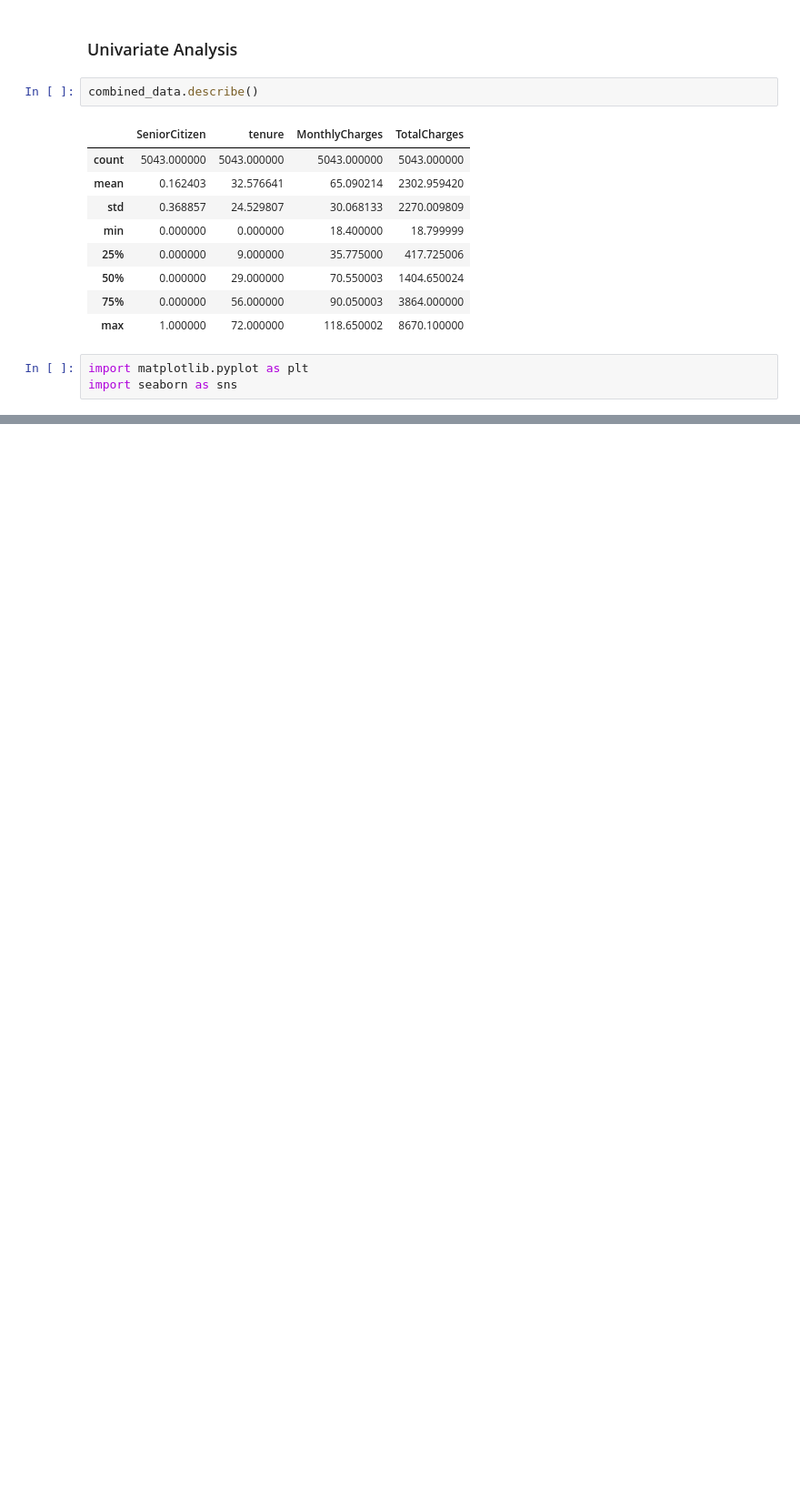
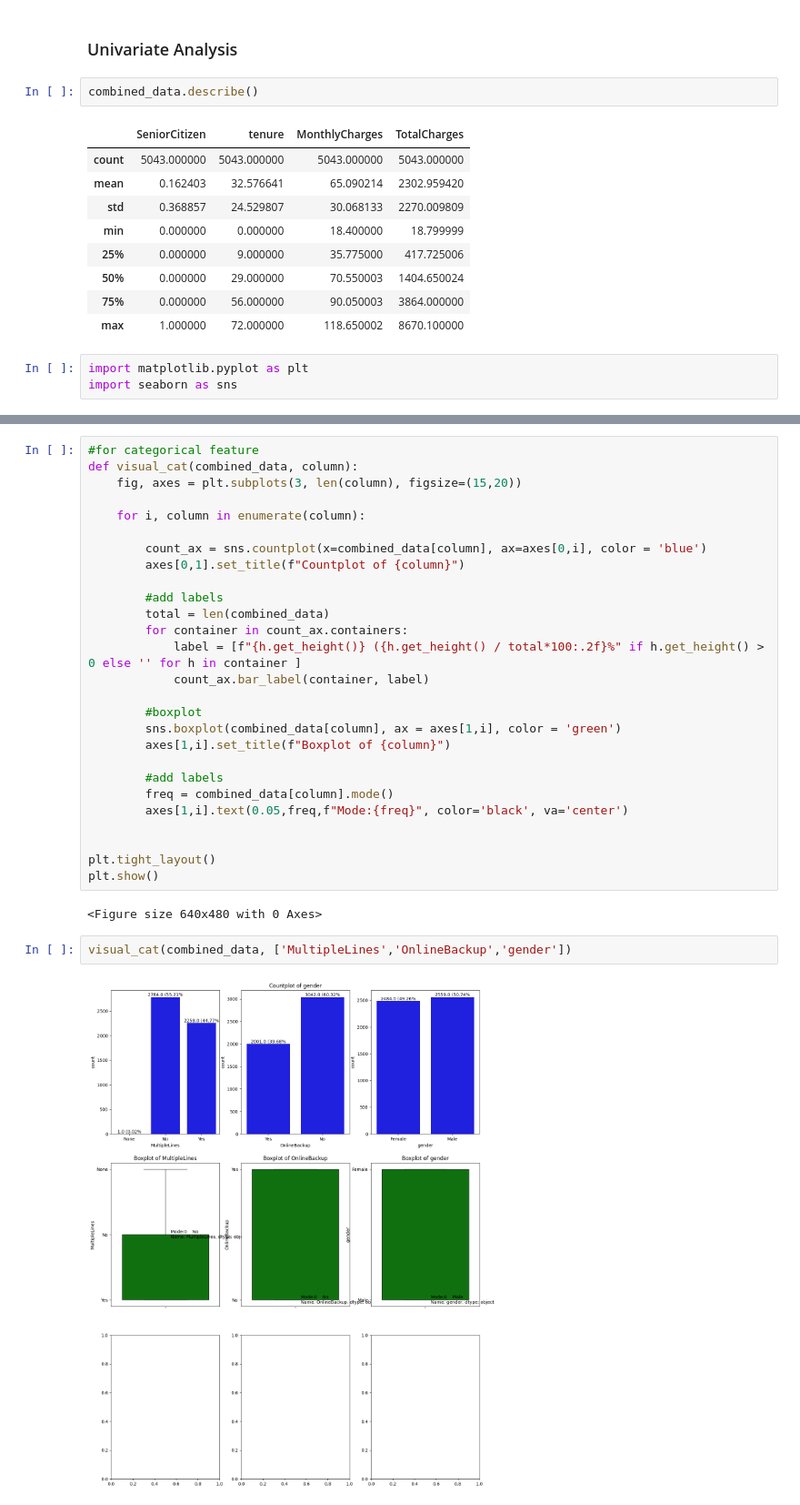
Before and after one commit to mgpacifique/lap_phase_2_chrun_classification-project, a Jupyter notebook: dap_phase2_churn_classification_project.ipynb, the cells around one changed output, grey strips where cells are left out. Shown at 91% size. Cells and saved outputs as stored; diff of their text form; blank space fills up the shorter version.

```diff
--- a/dap_phase2_churn_classification_project.ipynb
+++ b/dap_phase2_churn_classification_project.ipynb
@@ -516,0 +522,33 @@ Median :70.55
+# %%
+#for categorical feature
+def visual_cat(combined_data, column):
+    fig, axes = plt.subplots(3, len(column), figsize=(15,20))
+
+    for i, column in enumerate(column):
+
+        count_ax = sns.countplot(x=combined_data[column], ax=axes[0,i], color = 'blue')
+        axes[0,1].set_title(f"Countplot of {column}")
+
+        #add labels
+        total = len(combined_data)
+        for container in count_ax.containers:
+            label = [f"{h.get_height()} ({h.get_height() / total*100:.2f}%" if h.get_height() > 0 else '' for h in container ]
+            count_ax.bar_label(container, label)
+
+        #boxplot
+        sns.boxplot(combined_data[column], ax = axes[1,i], color = 'green')
+        axes[1,i].set_title(f"Boxplot of {column}")
+
+        #add labels
+        freq = combined_data[column].mode()
+        axes[1,i].text(0.05,freq,f"Mode:{freq}", color='black', va='center')
+
+
+plt.tight_layout()
+plt.show()
+# %% [output]
+<Figure size 640x480 with 0 Axes>
+# %%
+visual_cat(combined_data, ['MultipleLines','OnlineBackup','gender'])
+# %% [output]
+[figure, added]
```
Also changed, not shown: parts of 4 cells of this notebook.
